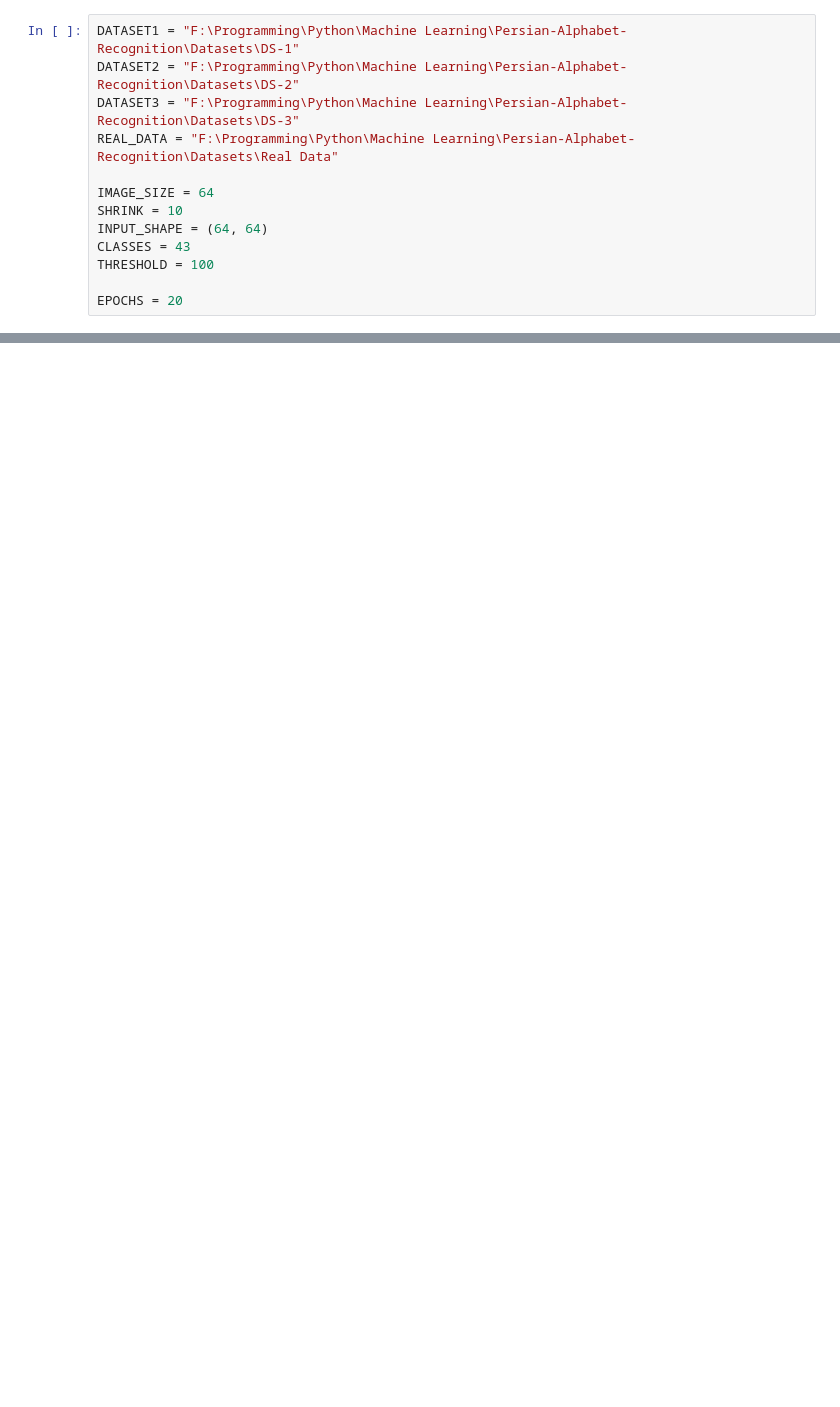
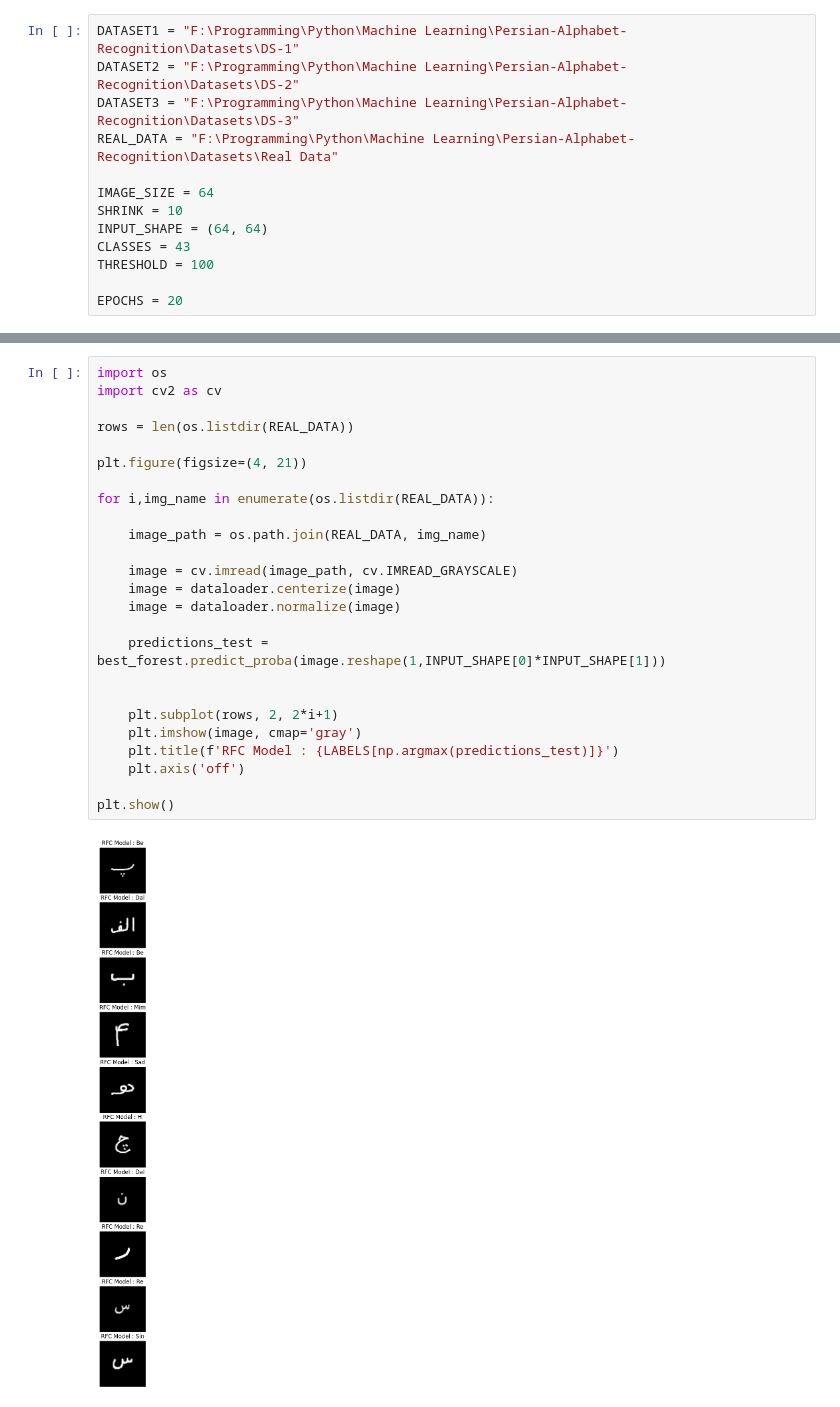
Before and after one commit to ArtinABS/Persian-Alphabet-Recognition, a Jupyter notebook: Models/RandomForest/RandomForest.ipynb, the cells around one changed output, grey strips where cells are left out. Saved outputs shown, nothing was run; the diff lists cells and outputs as text; blank space fills up the shorter version.

Commit message:
Add Full Explanations for each Model File

```diff
--- a/Models/RandomForest/RandomForest.ipynb
+++ b/Models/RandomForest/RandomForest.ipynb
@@ -97,0 +213,27 @@ KeyboardInterrupt:
+# %%
+import os
+import cv2 as cv
+
+rows = len(os.listdir(REAL_DATA))
+
+plt.figure(figsize=(4, 21))
+
+for i,img_name in enumerate(os.listdir(REAL_DATA)):
+
+    image_path = os.path.join(REAL_DATA, img_name)
+
+    image = cv.imread(image_path, cv.IMREAD_GRAYSCALE)
+    image = dataloader.centerize(image)
+    image = dataloader.normalize(image)
+
+    predictions_test = best_forest.predict_proba(image.reshape(1,INPUT_SHAPE[0]*INPUT_SHAPE[1]))
+
+
+    plt.subplot(rows, 2, 2*i+1)
+    plt.imshow(image, cmap='gray')
+    plt.title(f'RFC Model : {LABELS[np.argmax(predictions_test)]}')
+    plt.axis('off')
+
+plt.show()
+# %% [output]
+[figure, added]
```
Also changed, not shown: parts of 11 cells of this notebook, 8 other files.
